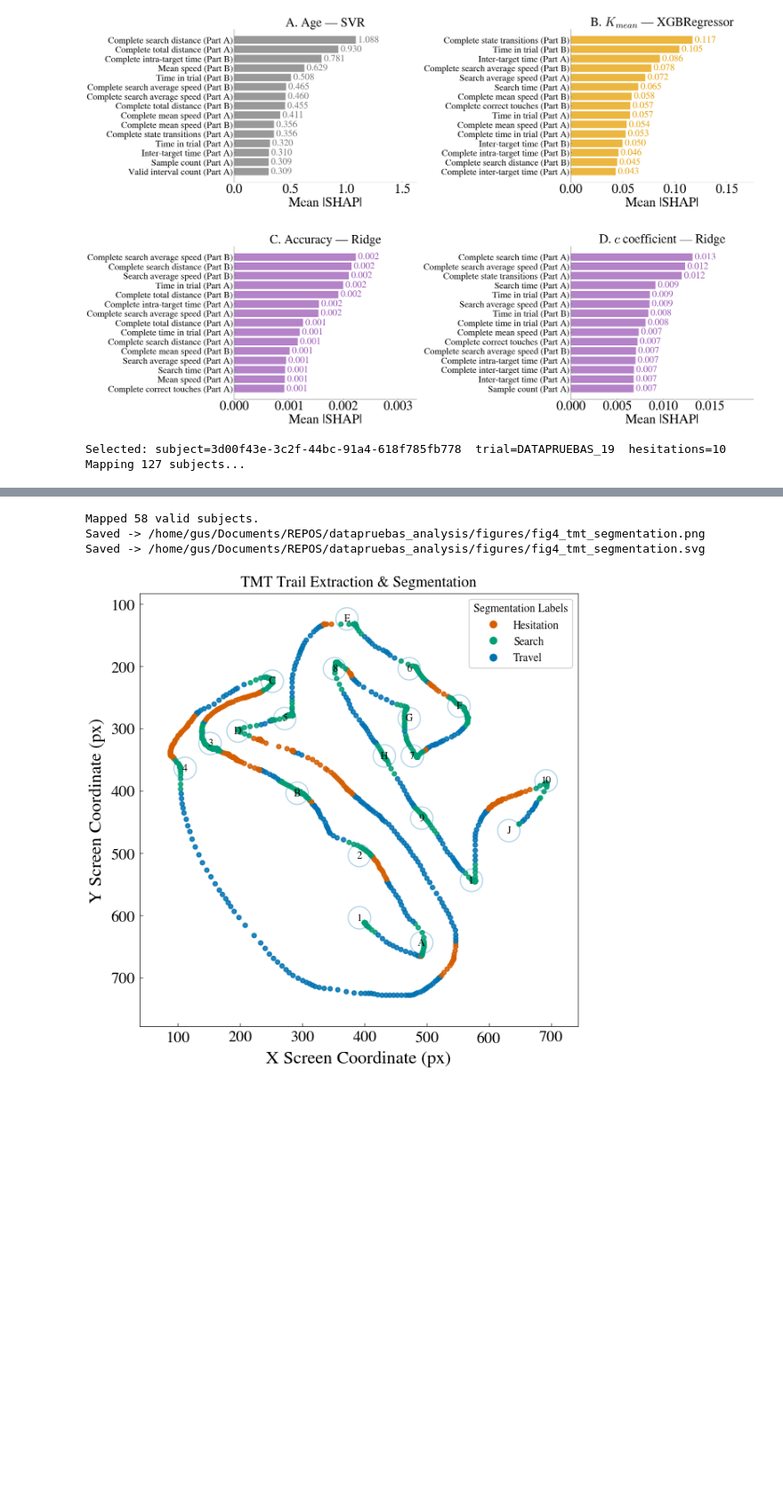
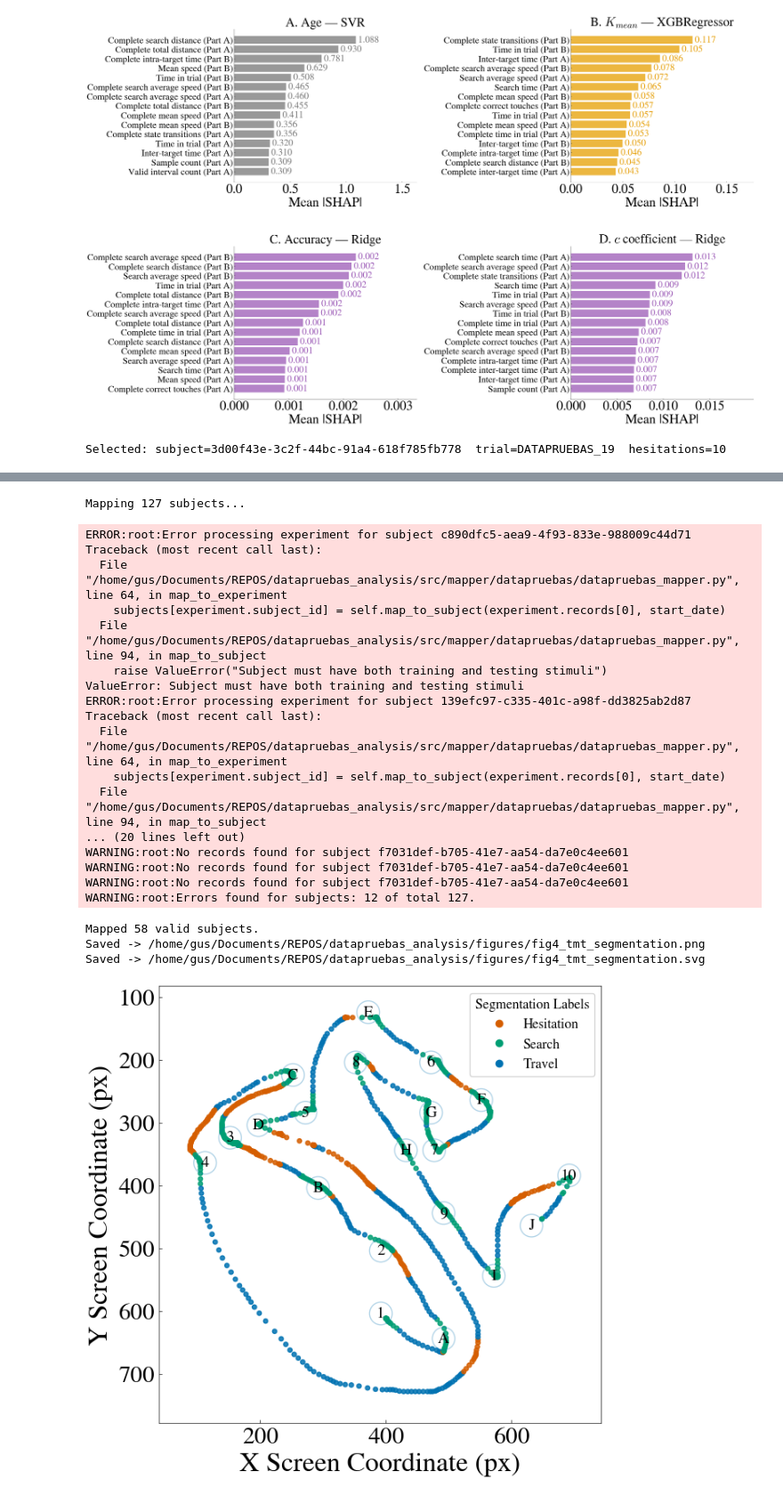
Before and after one commit to gianluca-capelo/datapruebas_analysis, a Jupyter notebook: notebooks/paper_figures.ipynb, the cells around one changed output, grey strips where cells are left out. Shown at 89% size. Cells and saved outputs as stored; diff of their text form; code cells hidden in the pictures; blank space fills up the shorter version.

Commit message:
size change tmt plot

```diff
--- a/notebooks/paper_figures.ipynb
+++ b/notebooks/paper_figures.ipynb
@@ -46,7 +46,7 @@ TITLE_FS  = 13.5  # panel / subplot titles  (9 * 1.5)
 LABEL_FS  = 16    # axis labels             (8 * 2)
 TICK_FS   = 14    # tick labels (numbers + category names on axes)
 ANNOT_FS  = 10    # in-plot annotations (stars, text)
-LEGEND_FS = 10    # legend text
+LEGEND_FS = 12    # legend text
 
 # Update rcParams globally so every new figure inherits these sizes
 plt.rcParams.update({
@@ -782,6 +782,8 @@ from src import config
 from neurotask.tmt.segmentation.segmentation import classify_cursor_positions_with_hesitation
 from src.visualization.trial_plotting_helpers import draw_trial_targets, configure_trial_axes
 
+_S4 = 1.5  # font scale factor for this figure
+
 # Okabe-Ito colors per segment type
 SEG_COLORS = {
     "Hesitation": C_ORANGE,   # D55E00
@@ -790,7 +792,6 @@ SEG_COLORS = {
 }
 
 # --- Pick a visually interesting PART_B trial ---
-# Criteria: valid, datapruebas source, many hesitations (shows all 3 states)
 df_cand = df_tmt[
     (df_tmt["is_valid"] == True) &
     (df_tmt["trial_type"].str.contains("PART_B")) &
@@ -830,7 +831,8 @@ point_colors = [SEG_COLORS.get(l, C_GRAY) for l in labels]
 fig, ax = plt.subplots(figsize=(7, 7))
 
 ax.scatter(cursor_x, cursor_y, c=point_colors, s=15, zorder=4, alpha=0.85)
-draw_trial_targets(ax, trial, subject.target_radius, circle_color=C_BLUE, text_fontsize=9)
+draw_trial_targets(ax, trial, subject.target_radius, circle_color=C_BLUE,
+                   text_fontsize=round(9 * _S4))
 configure_trial_axes(ax, x=cursor_x, y=cursor_y, show_labels=True,
                      xlabel="X Screen Coordinate (px)", ylabel="Y Screen Coordinate (px)")
 
@@ -839,8 +841,15 @@ handles = [
                markerfacecolor=v, markersize=8)
     for k, v in SEG_COLORS.items()
 ]
-ax.legend(handles=handles, title="Segmentation Labels", frameon=True)
-ax.set_title("TMT Trail Extraction & Segmentation")
+ax.legend(handles=handles, title="Segmentation Labels", frameon=True,
+          fontsize=LEGEND_FS, title_fontsize=LEGEND_FS)
+# ax.set_title("TMT Trail Extraction & Segmentation")
+
+# --- Scale all text 1.5x (except legend) ---
+# ax.title.set_fontsize(TITLE_FS * _S4)
+ax.xaxis.label.set_fontsize(LABEL_FS * _S4)
+ax.yaxis.label.set_fontsize(LABEL_FS * _S4)
+ax.tick_params(axis="both", labelsize=TICK_FS * _S4)
 
 # Save as PNG (paper) and SVG (slides — scales without quality loss)
 save_fig(fig, "fig4_tmt_segmentation.png")
@@ -850,7 +859,6 @@ print(f"Saved -> {os.path.join(FIGURES_DIR, 'fig4_tmt_segmentation.svg')}")
 plt.show()
 # %% [output]
 Selected: subject=3d00f43e-3c2f-44bc-91a4-618f785fb778  trial=DATAPRUEBAS_19  hesitations=10
-Mapping 127 subjects...
 ERROR:root:Error processing experiment for subject f7031def-b705-41e7-aa54-da7e0c4ee601
 Traceback (most recent call last):
   File "/home/gus/Documents/REPOS/datapruebas_analysis/src/mapper/datapruebas/datapruebas_mapper.py", line 64, in map_to_experiment
@@ -871,4 +869,22 @@ WARNING:root:Errors found for subjects: 12 of total 127.
-Mapped 58 valid subjects.
-Saved -> /home/gus/Documents/REPOS/datapruebas_analysis/figures/fig4_tmt_segmentation.png
-Saved -> /home/gus/Documents/REPOS/datapruebas_analysis/figures/fig4_tmt_segmentation.svg
+Mapping 127 subjects...
+ERROR:root:Error processing experiment for subject c890dfc5-aea9-4f93-833e-988009c44d71
+Traceback (most recent call last):
+  File "/home/gus/Documents/REPOS/datapruebas_analysis/src/mapper/datapruebas/datapruebas_mapper.py", line 64, in map_to_experiment
+    subjects[experiment.subject_id] = self.map_to_subject(experiment.records[0], start_date)
+  File "/home/gus/Documents/REPOS/datapruebas_analysis/src/mapper/datapruebas/datapruebas_mapper.py", line 94, in map_to_subject
+    raise ValueError("Subject must have both training and testing stimuli")
+ValueError: Subject must have both training and testing stimuli
+ERROR:root:Error processing experiment for subject 139efc97-c335-401c-a98f-dd3825ab2d87
+Traceback (most recent call last):
+  File "/home/gus/Documents/REPOS/datapruebas_analysis/src/mapper/datapruebas/datapruebas_mapper.py", line 64, in map_to_experiment
+    subjects[experiment.subject_id] = self.map_to_subject(experiment.records[0], start_date)
+  File "/home/gus/Documents/REPOS/datapruebas_analysis/src/mapper/datapruebas/datapruebas_mapper.py", line 94, in map_to_subject
+... (20 lines left out)
+WARNING:root:No records found for subject f7031def-b705-41e7-aa54-da7e0c4ee601
+WARNING:root:No records found for subject f7031def-b705-41e7-aa54-da7e0c4ee601
+WARNING:root:No records found for subject f7031def-b705-41e7-aa54-da7e0c4ee601
+WARNING:root:Errors found for subjects: 12 of total 127.
+Mapped 58 valid subjects.
+Saved -> /home/gus/Documents/REPOS/datapruebas_analysis/figures/fig4_tmt_segmentation.png
+Saved -> /home/gus/Documents/REPOS/datapruebas_analysis/figures/fig4_tmt_segmentation.svg
-[figure, old version]
+[figure, new version]
```
Also changed, not shown: parts of 2 cells of this notebook.
